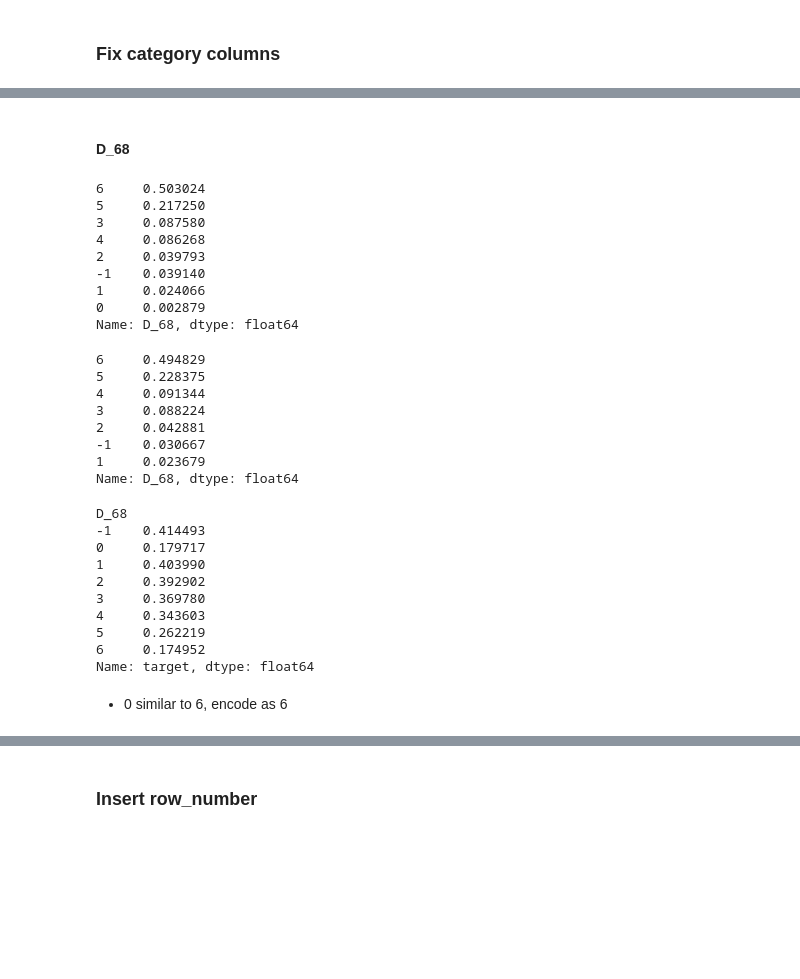
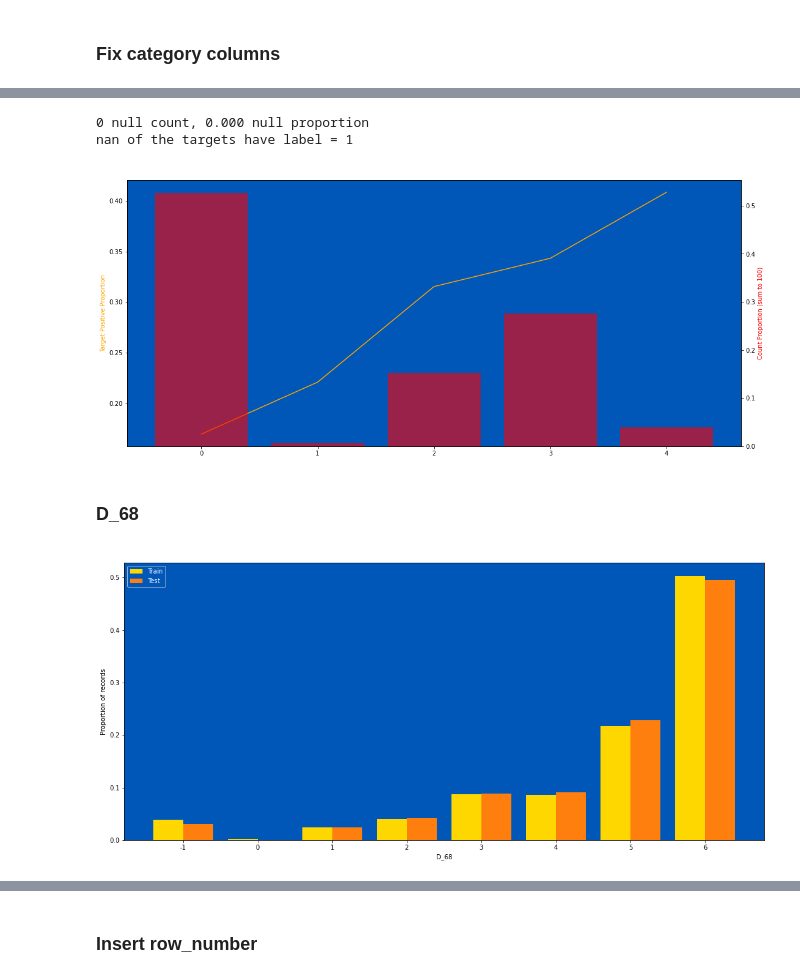
Before and after one commit to waikey-lee/kaggle-amex, a Jupyter notebook: notebooks/1.clean_parquet.ipynb, the cells around one changed output, grey strips where cells are left out. Drawn from its saved outputs; the diff is of its cells as text; code cells hidden in the pictures; blank space fills up the shorter version.

```diff
--- a/notebooks/1.clean_parquet.ipynb
+++ b/notebooks/1.clean_parquet.ipynb
@@ -118,0 +107,4 @@ Name: D_64, dtype: float64
+# %%
+%%time
+train["D_64"] = train["D_64"].replace(-1, 4).astype(np.int8)
+test["D_64"] = test["D_64"].replace(-1, 4).astype(np.int8)
@@ -119,40 +114,8 @@ Name: D_64, dtype: float64
+# %%
+single_col_target_check(train, "D_64")
+# %% [output]
+0 null count, 0.000 null proportion
+nan of the targets have label = 1
+[figure, added]
 # %% [markdown]
-#### D_68
+### D_68
-# %%
-train["D_68"].value_counts(normalize=True)
-# %% [output]
-6     0.503024
-5     0.217250
-3     0.087580
-4     0.086268
-2     0.039793
--1    0.039140
-1     0.024066
-0     0.002879
-Name: D_68, dtype: float64
-# %%
-test["D_68"].value_counts(normalize=True)
-# %% [output]
-6     0.494829
-5     0.228375
-4     0.091344
-3     0.088224
-2     0.042881
--1    0.030667
-1     0.023679
-Name: D_68, dtype: float64
-# %%
-train.groupby("D_68")["target"].mean()
-# %% [output]
-D_68
--1    0.414493
-0     0.179717
-1     0.403990
-2     0.392902
-3     0.369780
-4     0.343603
-5     0.262219
-6     0.174952
-Name: target, dtype: float64
-# %% [markdown]
-* 0 similar to 6, encode as 6
@@ -160,0 +122,4 @@ train["D_68"] = train["D_68"].replace(0, 6).astype("category")
+# %%
+plot_train_test_distribution(train, test, col="D_68")
+# %% [output]
+[figure, added]
```
Also changed, not shown: parts of 77 cells of this notebook.
